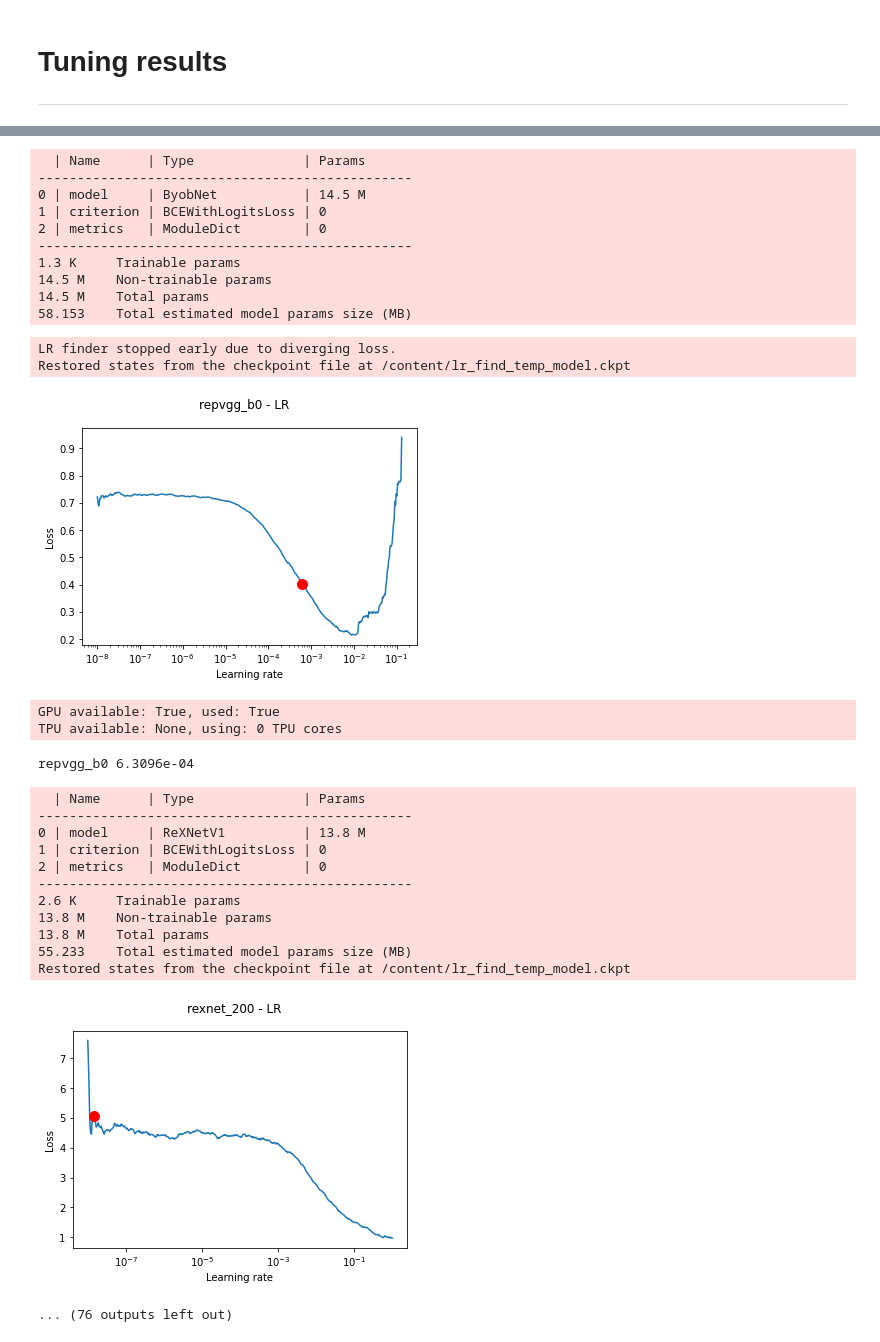
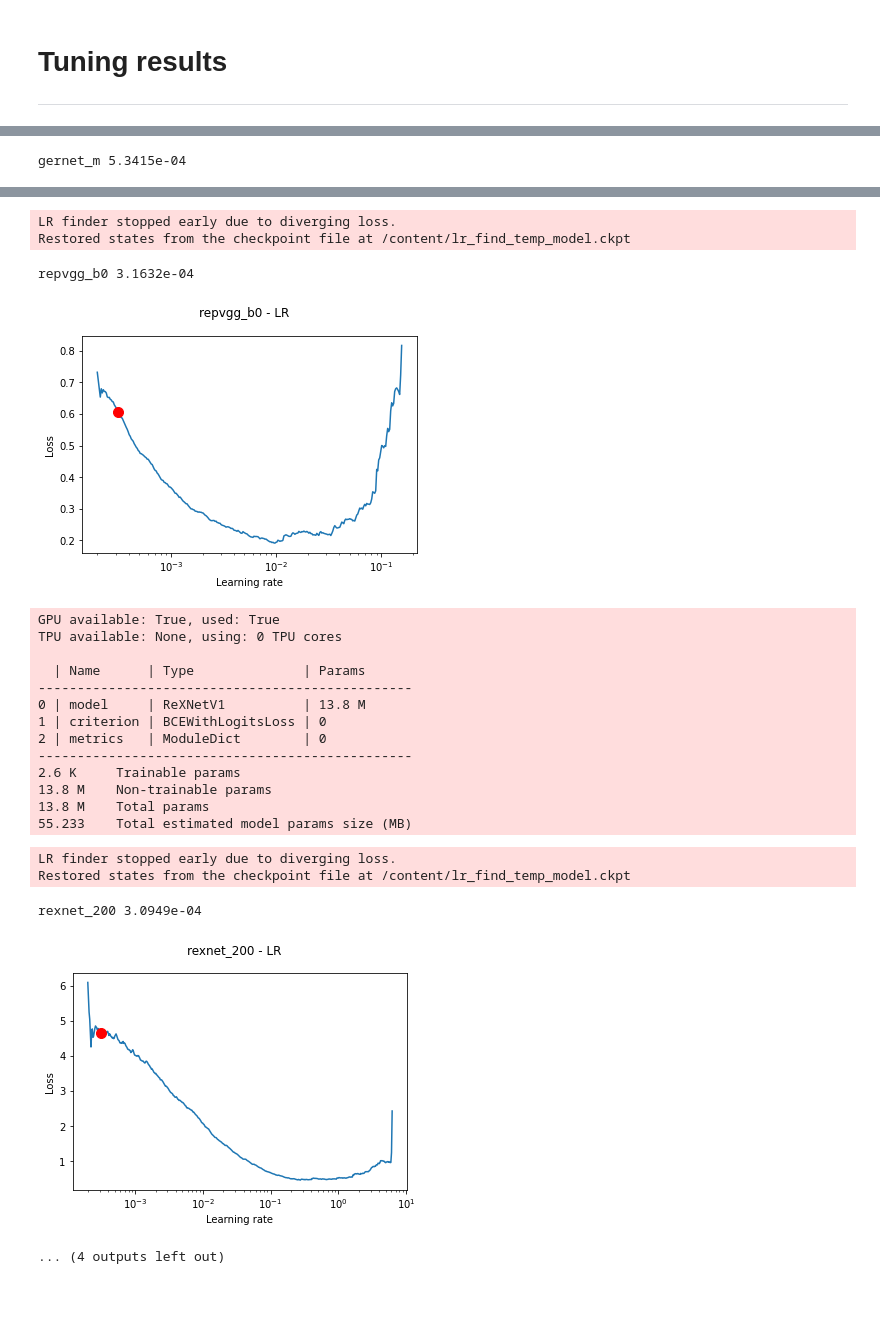
Before and after one commit to ricglz/CE888_activities, a Jupyter notebook: assignment/Tuning.ipynb, the cells around one changed output, grey strips where cells are left out. Drawn from its saved outputs; the diff is of its cells as text; code cells hidden in the pictures; blank space fills up the shorter version.

Commit message:
Tune based on the AdamW optimizer

```diff
--- a/assignment/Tuning.ipynb
+++ b/assignment/Tuning.ipynb
@@ -185,7 +186,10 @@ def get_cm_figure(cm):
 ---
 # %%
 class PretrainedModel(pl.LightningModule):
-    def __init__(self, name='rexnet_200', lr=1e-3, freeze=False):
+    def __init__(
+        self, name='rexnet_200', lr=1e-3, epochs=10, steps_per_epoch=100,
+        weight_decay=1e-2, freeze=False,
+    ):
         super().__init__()
 
         self.save_hyperparameters()
@@ -223,10 +227,12 @@ class PretrainedModel(pl.LightningModule):
     # Configurations
     def configure_optimizers(self):
         parameters = filter(lambda p: p.requires_grad, self.parameters())
-        optimizer = SGD(parameters, lr=self.hparams.lr, momentum=0.9)
+        hparams = self.hparams
+        optimizer = AdamW(
+            parameters, lr=hparams.lr, weight_decay=hparams.weight_decay)
         scheduler = OneCycleLR(
-            optimizer, max_lr=self.hparams.lr,
-            epochs=max_epochs, steps_per_epoch=STEPS)
+            optimizer, max_lr=hparams.lr, epochs=hparams.epochs,
+            steps_per_epoch=hparams.steps_per_epoch)
         scheduler_dict = {'scheduler': scheduler, 'interval': 'step'}
         return [optimizer], [scheduler_dict]
 
@@ -316,17 +322,18 @@ def create_trainer(model_name, **kwargs):
 
 ---
 # %%
-def plot_tuner_model(model_name):
+def plot_tuner_model(model_name, weight_decay=0.2):
     trainer = create_trainer(model_name, auto_lr_find=True)
-    model = PretrainedModel(model_name, freeze=True)
-    finder = trainer.tuner.lr_find(
-        model, datamodule=datamodule, num_training=500)
+    model = PretrainedModel(model_name, freeze=True, weight_decay=weight_decay)
+    finder = lr_find(
+        trainer, model, datamodule=datamodule, min_lr=2e-4, max_lr=11,
+        num_training=500)
     fig = finder.plot(suggest=True)
     fig.suptitle(f'{model_name} - LR')
-    plt.show()
     best_lr = f'{finder.results["lr"][finder._optimal_idx]:.4e}'
     print(model_name, best_lr)
     cuda.empty_cache()
+    # plt.show()
 # %% [markdown]
 # Tuning results
 
@@ -354,8 +361,9 @@ models = [
   'seresnext26t_32x4d'
 ]
 # %%
-for model in models:
+for model in models[:4]:
     plot_tuner_model(model)
+    plt.show()
 # %% [output]
 GPU available: True, used: True
 TPU available: None, using: 0 TPU cores
@@ -372,3 +380,4 @@ TPU available: None, using: 0 TPU cores
 74.338    Total estimated model params size (MB)
 LR finder stopped early due to diverging loss.
 Restored states from the checkpoint file at /content/lr_find_temp_model.ckpt
+gernet_m 5.3415e-04
@@ -379,29 +398,22 @@ gernet_m 3.4356e-01
-  | Name      | Type              | Params
-------------------------------------------------
-0 | model     | ByobNet           | 14.5 M
-1 | criterion | BCEWithLogitsLoss | 0
-2 | metrics   | ModuleDict        | 0
-------------------------------------------------
-1.3 K     Trainable params
-14.5 M    Non-trainable params
-14.5 M    Total params
-58.153    Total estimated model params size (MB)
+LR finder stopped early due to diverging loss.
+Restored states from the checkpoint file at /content/lr_find_temp_model.ckpt
-LR finder stopped early due to diverging loss.
-Restored states from the checkpoint file at /content/lr_find_temp_model.ckpt
+repvgg_b0 3.1632e-04
-[figure, old version]
+[figure, new version]
 GPU available: True, used: True
 TPU available: None, using: 0 TPU cores
+
+  | Name      | Type              | Params
+------------------------------------------------
+0 | model     | ReXNetV1          | 13.8 M
+1 | criterion | BCEWithLogitsLoss | 0
+2 | metrics   | ModuleDict        | 0
+------------------------------------------------
+2.6 K     Trainable params
+13.8 M    Non-trainable params
+13.8 M    Total params
+55.233    Total estimated model params size (MB)
-repvgg_b0 6.3096e-04
+LR finder stopped early due to diverging loss.
+Restored states from the checkpoint file at /content/lr_find_temp_model.ckpt
-  | Name      | Type              | Params
-------------------------------------------------
-0 | model     | ReXNetV1          | 13.8 M
-1 | criterion | BCEWithLogitsLoss | 0
-2 | metrics   | ModuleDict        | 0
-------------------------------------------------
-2.6 K     Trainable params
-13.8 M    Non-trainable params
-13.8 M    Total params
-55.233    Total estimated model params size (MB)
-Restored states from the checkpoint file at /content/lr_find_temp_model.ckpt
+rexnet_200 3.0949e-04
-[figure, old version]
+[figure, new version]
-... (76 outputs left out)
+... (4 outputs left out)
```
Also changed, not shown: parts of 6 cells of this notebook.
